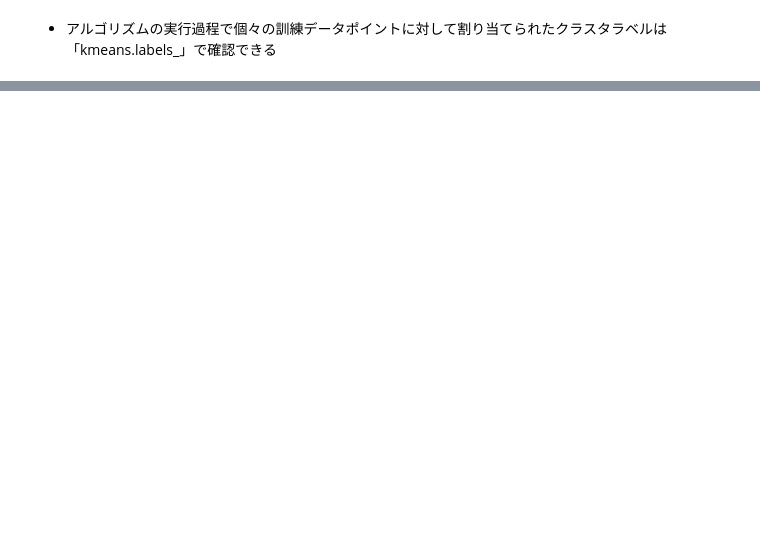
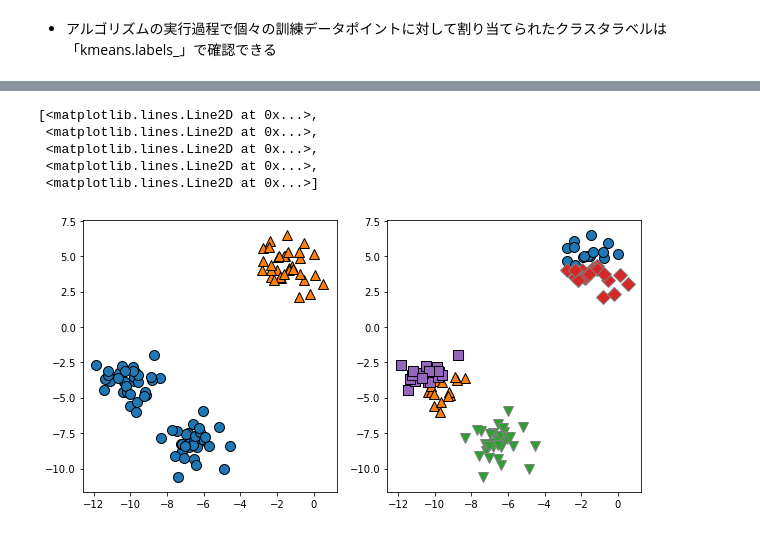
Before and after one commit to morooka-akira/MachineLearningMemo, a Jupyter notebook: 教師なし学習/クラスタリング.ipynb, the cells around one changed output, grey strips where cells are left out. Drawn from its saved outputs; the diff is of its cells as text; code cells hidden in the pictures; blank space fills up the shorter version.

```diff
--- a/教師なし学習/クラスタリング.ipynb
+++ b/教師なし学習/クラスタリング.ipynb
@@ -69,0 +88,23 @@ Cluster memberships:
+# %%
+fig, axes = plt.subplots(1, 2, figsize=(10, 5))
+
+# クラスタセンタを2つに指定
+kmeans = KMeans(n_clusters=2)
+kmeans.fit(X)
+assignments = kmeans.labels_
+
+mglearn.discrete_scatter(X[:, 0], X[:, 1], assignments, ax=axes[0])
+
+# クラスタセンタを5つに指定
+kmeans = KMeans(n_clusters=5)
+kmeans.fit(X)
+assignments = kmeans.labels_
+
+mglearn.discrete_scatter(X[:, 0], X[:, 1], assignments, ax=axes[1])
+# %% [output]
+[<matplotlib.lines.Line2D at 0x...>,
+ <matplotlib.lines.Line2D at 0x...>,
+ <matplotlib.lines.Line2D at 0x...>,
+ <matplotlib.lines.Line2D at 0x...>,
+ <matplotlib.lines.Line2D at 0x...>]
+[figure, added]
```
Also changed, not shown: parts of 16 cells of this notebook.
